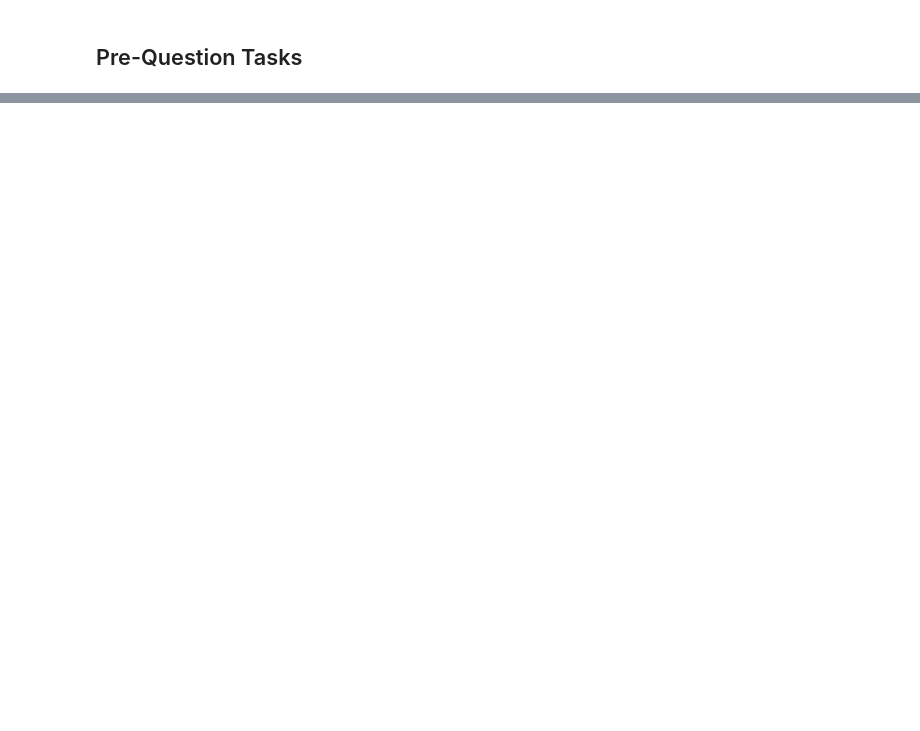
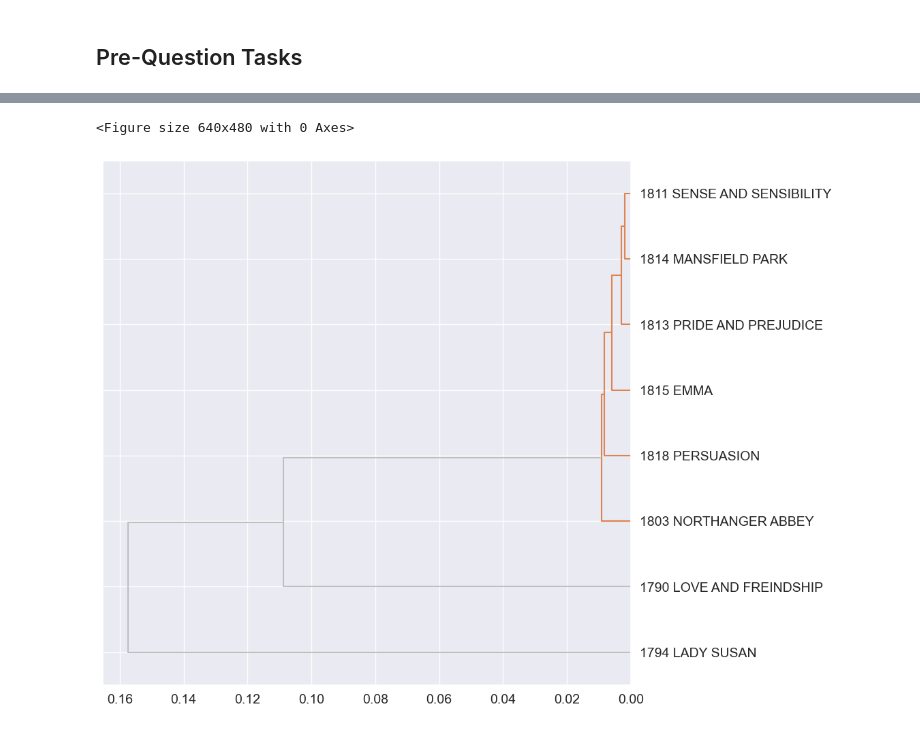
Before and after one commit to sqr8ap/DS5001-2025-01-R, a Jupyter notebook: lessons/M06_CusteringSimilarity/M06_HW.ipynb, the cells around one changed output, grey strips where cells are left out. Saved outputs shown, nothing was run; the diff lists cells and outputs as text; code cells hidden in the pictures; blank space fills up the shorter version.

```diff
--- a/lessons/M06_CusteringSimilarity/M06_HW.ipynb
+++ b/lessons/M06_CusteringSimilarity/M06_HW.ipynb
@@ -161,0 +237,5 @@ TFIDF
+# %%
+hac(PAIRS.jaccard, color_thresh=0.1)
+# %% [output]
+<Figure size 640x480 with 0 Axes>
+[figure, added]
```
Also changed, not shown: parts of 31 cells of this notebook.
